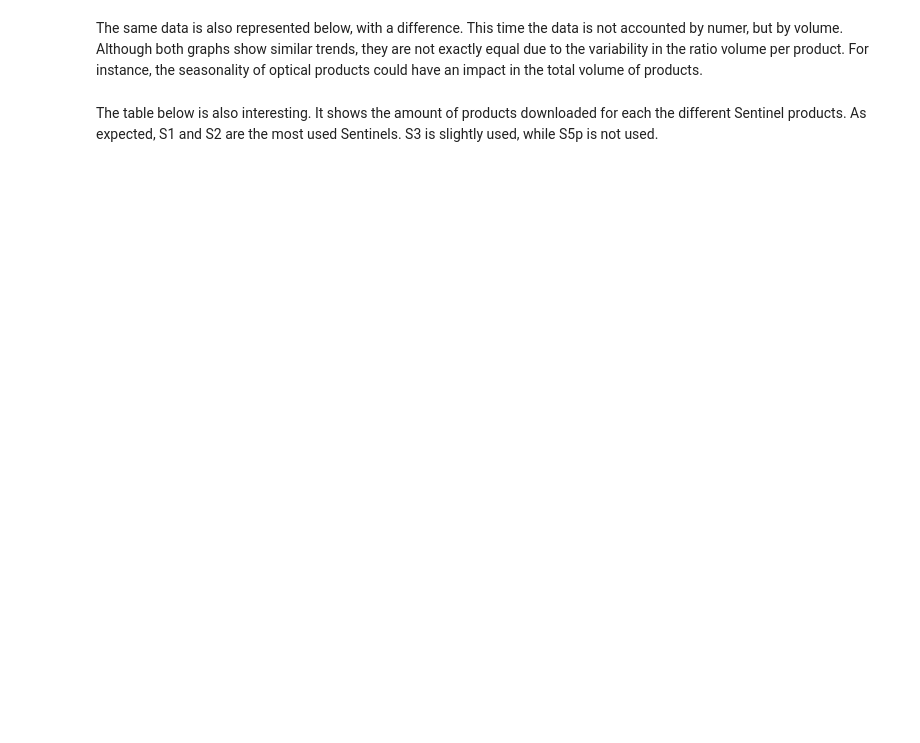
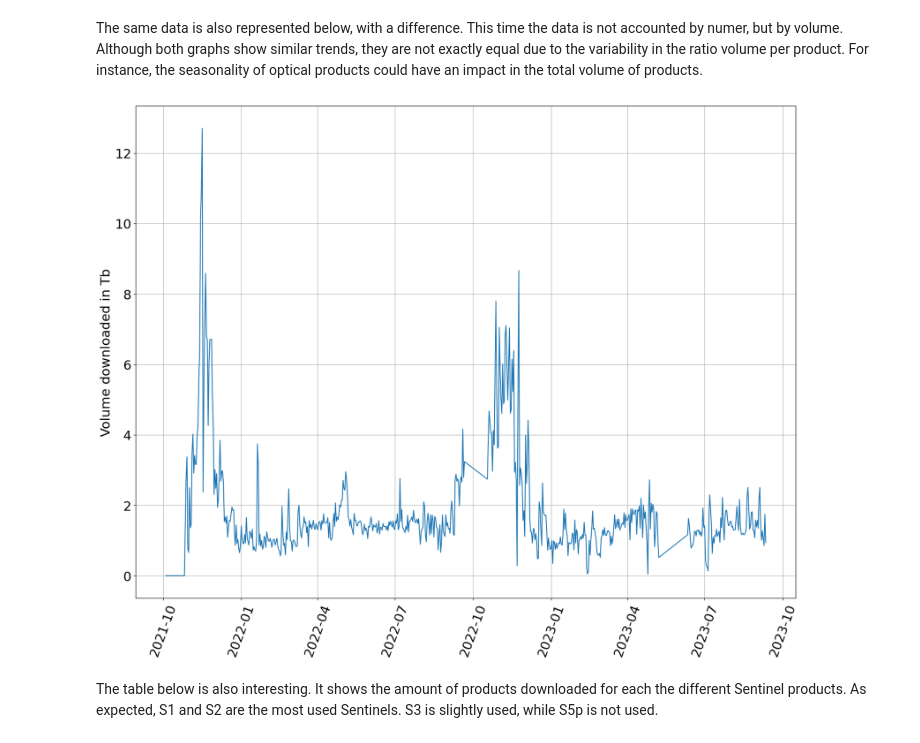
Before and after one commit to NasjonaltBakkeSegment/NBS_Monthly_reports, a Jupyter notebook: book/_build/jupyter_execute/user_downloads.ipynb, the cells around one changed output. Saved outputs shown, nothing was run; the diff lists cells and outputs as text; code cells hidden in the pictures; blank space fills up the shorter version.

```diff
--- a/book/_build/jupyter_execute/user_downloads.ipynb
+++ b/book/_build/jupyter_execute/user_downloads.ipynb
@@ -54,7 +52,7 @@ def get_product_type(product):
     return tipe
 # %%
 def get_data(file):
-    data = pd.read_csv(file, header=None, names=['download_time', 'user', 'product', 'size', 'download_duration']\
+    data = pd.read_csv(file, usecols=[0,1,2,3,4], header=None, names=['download_time', 'user', 'product', 'size', 'download_duration']\
                         , parse_dates=['download_time'], index_col='download_time')
     data['satellite'] = data['product'].apply(lambda x: x[0:2])
     data['product_type'] = data['product'].apply(get_product_type)
@@ -76,9 +76,11 @@ plt.grid(True)
 The same data is also represented below, with a difference. This time the data is not accounted by numer, but by volume. Although both graphs show similar trends, they are not exactly equal due to the variability in the ratio volume per product. For instance, the seasonality of optical products could have an impact in the total volume of products.
 # %%
 # Volume downloaded per day (in Tb)
-total = nbs_global.groupby(nbs_global.index.date).sum()['size']/1024/1024/1024/1024
+total = nbs_global.groupby(nbs_global.index.date).sum(numeric_only=True)['size']/1024/1024/1024/1024
 total.plot(ylabel='Volume downloaded in Tb', rot=70)
 plt.grid(True)
+# %% [output]
+[figure, added]
 # %% [markdown]
 The table below is also interesting. It shows the amount of products downloaded for each the different Sentinel products. As expected, S1 and S2 are the most used Sentinels. S3 is slightly used, while S5p is not used.
 # %%
```
Also changed, not shown: parts of 8 cells of this notebook, 28 other files.
